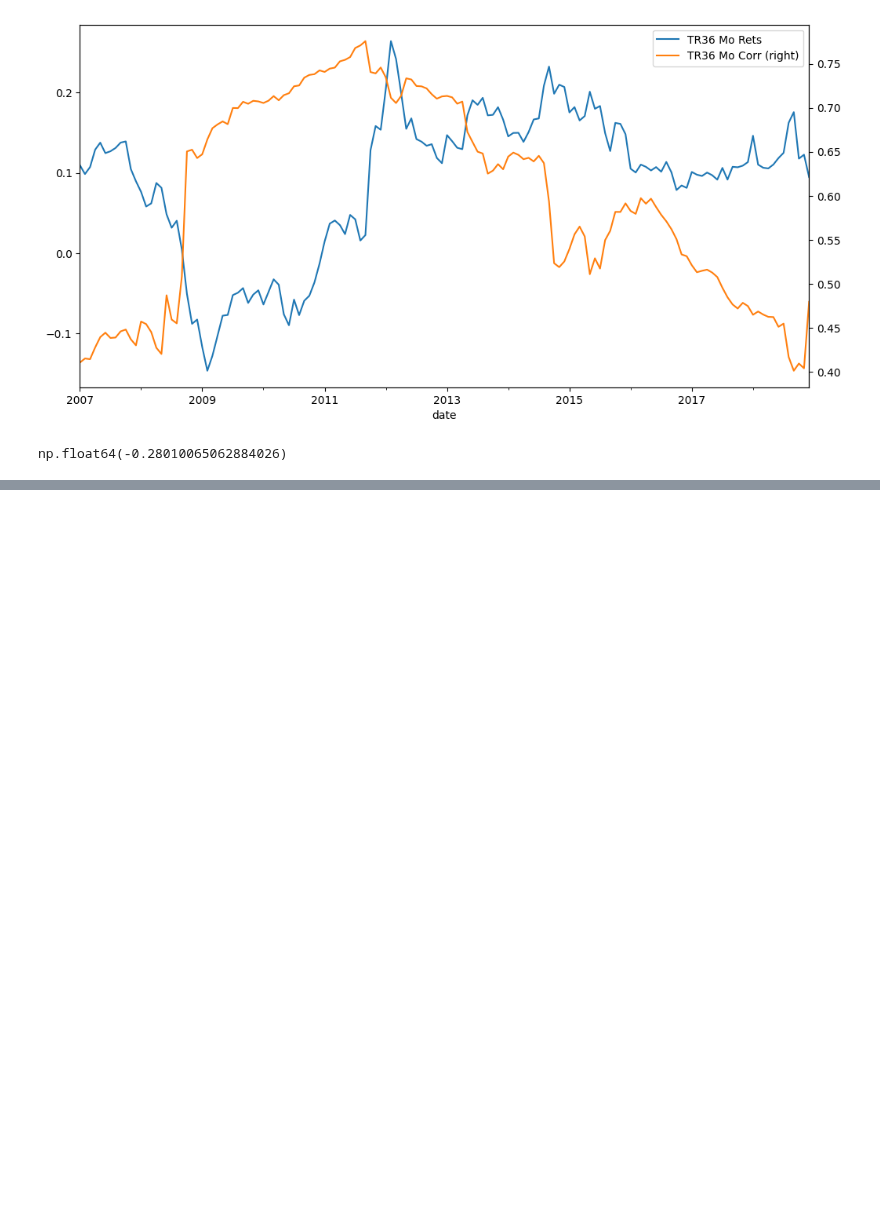
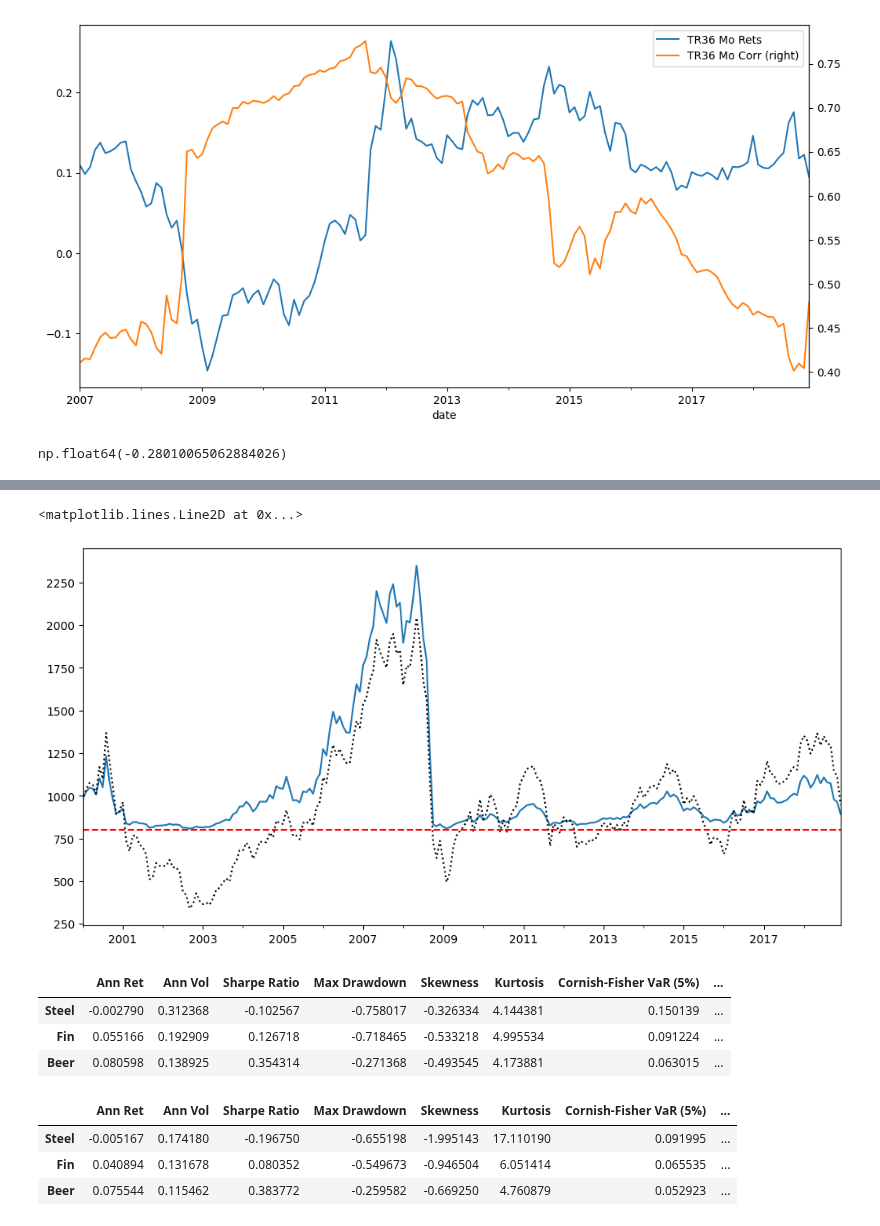
Before and after one commit to Terry4715/MVO-backtest, a Jupyter notebook: CodeAlong_Module3.ipynb, the cells around one changed output, grey strips where cells are left out. Saved outputs shown, nothing was run; the diff lists cells and outputs as text; code cells hidden in the pictures; blank space fills up the shorter version.

```diff
--- a/CodeAlong_Module3.ipynb
+++ b/CodeAlong_Module3.ipynb
@@ -150,0 +240,24 @@ np.float64(-0.28010065062884026)
+# %%
+ind = "Steel"
+ax = account_history[ind].plot(figsize=(12,6), label="Account Value")
+risk_wealth[ind].plot(ax=ax, style="k:")
+ax.axhline(y=floor_value, color='r', linestyle='--')
+# %% [output]
+<matplotlib.lines.Line2D at 0x...>
+[figure, added]
+# %%
+tk.summary_stats(risky_r)
+# %% [output]
+|  | Ann Ret | Ann Vol | Sharpe Ratio | Max Drawdown | Skewness | Kurtosis | Cornish-Fisher VaR (5%) | ... |
+| Steel | -0.002790 | 0.312368 | -0.102567 | -0.758017 | -0.326334 | 4.144381 | 0.150139 | ... |
+| Fin | 0.055166 | 0.192909 | 0.126718 | -0.718465 | -0.533218 | 4.995534 | 0.091224 | ... |
+| Beer | 0.080598 | 0.138925 | 0.354314 | -0.271368 | -0.493545 | 4.173881 | 0.063015 | ... |
+# %%
+# btr.keys()
+btr = tk.run_cppi(risky_r)
+tk.summary_stats(btr["Wealth"].pct_change().dropna())
+# %% [output]
+|  | Ann Ret | Ann Vol | Sharpe Ratio | Max Drawdown | Skewness | Kurtosis | Cornish-Fisher VaR (5%) | ... |
+| Steel | -0.005167 | 0.174180 | -0.196750 | -0.655198 | -1.995143 | 17.110190 | 0.091995 | ... |
+| Fin | 0.040894 | 0.131678 | 0.080352 | -0.549673 | -0.946504 | 6.051414 | 0.065535 | ... |
+| Beer | 0.075544 | 0.115462 | 0.383772 | -0.259582 | -0.669250 | 4.760879 | 0.052923 | ... |
```
Also changed, not shown: parts of 30 cells of this notebook.
